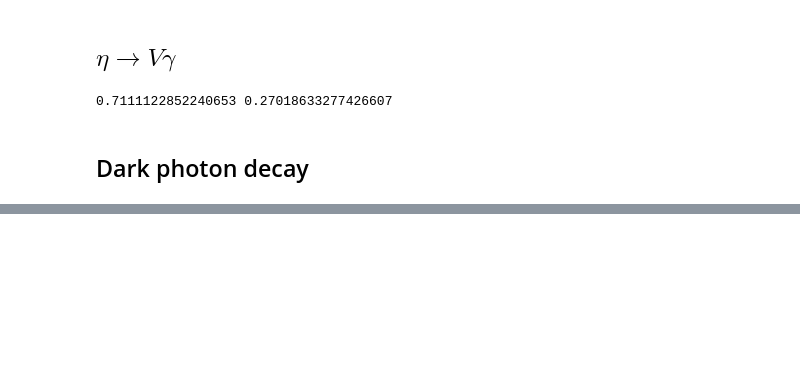
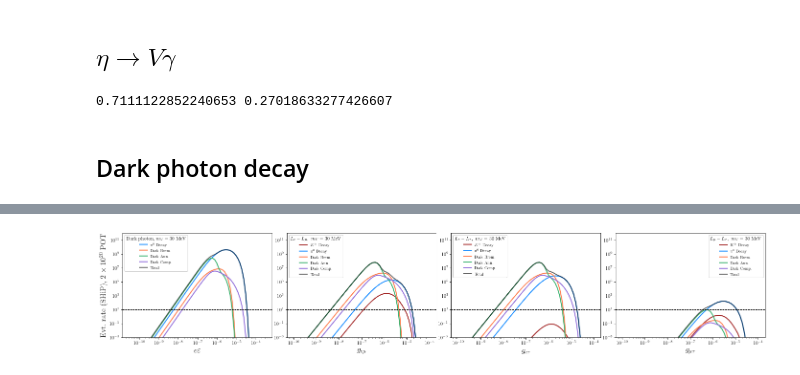
Before and after one commit to tzhouphys/PETITE, a Jupyter notebook: examples/KaonDecay.ipynb, the cells around one changed output, grey strips where cells are left out. Saved outputs shown, nothing was run; the diff lists cells and outputs as text; code cells hidden in the pictures; blank space fills up the shorter version.

```diff
--- a/examples/KaonDecay.ipynb
+++ b/examples/KaonDecay.ipynb
@@ -491,6 +612,0 @@ sample_10MeV_DarkComp = detector_cut(samples_DarkComp, [120.0], 4.0, method="Sam
-# %%
-sample_30MeV = detector_cut(NewShower_30MeV[0], [120.0], 4.0, method="Sample", energy_cut=None)[0]
-sample_30MeV_pion = detector_cut(NewShower_pion_30MeV[0], [120.0], 4.0, method="Sample", energy_cut=None)[0]
-sample_30MeV_DarkBrem = detector_cut(samples_30MeV_DarkBrem0, [120.0], 4.0, method="Sample", energy_cut=None)[0]
-sample_30MeV_DarkAnn = detector_cut(samples_30MeV_DarkComp0, [120.0], 4.0, method="Sample", energy_cut=None)[0]
-sample_30MeV_DarkComp = detector_cut(samples_30MeV_DarkAnn0, [120.0], 4.0, method="Sample", energy_cut=None)[0]
@@ -554,0 +661,12 @@ er_LmuLtau = np.array([return_event_rates([sample_10MeV, sample_10MeV_pion, samp
+# %%
+epsilon_vec_trim = np.logspace(-10, -3, 71)
+er_DarkPhoton_30MeV = np.array([return_event_rates([sample_30MeV_e, sample_30MeV_mu, sample_30MeV_pion, sample_30MeV_DarkBrem, sample_30MeV_DarkComp, sample_30MeV_DarkAnn], eps) for eps in tqdm(epsilon_vec_trim)])
+g_vec_trim = np.logspace(-10, -4, 61)
+er_LeLmu_30MeV = np.array([return_event_rates([sample_30MeV_e, sample_30MeV_mu, sample_30MeV_pion, sample_30MeV_DarkBrem, sample_30MeV_DarkComp, sample_30MeV_DarkAnn], g, model="LeLmu") for g in tqdm(g_vec_trim)])
+er_LeLtau_30MeV = np.array([return_event_rates([sample_30MeV_e, sample_30MeV_mu, sample_30MeV_pion, sample_30MeV_DarkBrem, sample_30MeV_DarkComp, sample_30MeV_DarkAnn], g, model="LeLtau") for g in tqdm(g_vec_trim)])
+er_LmuLtau_30MeV = np.array([return_event_rates([sample_30MeV_e, sample_30MeV_mu, sample_30MeV_pion, sample_30MeV_DarkBrem, sample_30MeV_DarkComp, sample_30MeV_DarkAnn], g, model="LmuLtau") for g in tqdm(g_vec_trim)])
+
+er_DarkPhoton_100MeV = np.array([return_event_rates([sample_100MeV_e, sample_100MeV_mu, sample_100MeV_pion, sample_100MeV_DarkBrem, sample_100MeV_DarkComp, sample_100MeV_DarkAnn], eps) for eps in tqdm(epsilon_vec_trim)])
+er_LeLmu_100MeV = np.array([return_event_rates([sample_100MeV_e, sample_100MeV_mu, sample_100MeV_pion, sample_100MeV_DarkBrem, sample_100MeV_DarkComp, sample_100MeV_DarkAnn], g, model="LeLmu") for g in tqdm(g_vec_trim)])
+er_LeLtau_100MeV = np.array([return_event_rates([sample_100MeV_e, sample_100MeV_mu, sample_100MeV_pion, sample_100MeV_DarkBrem, sample_100MeV_DarkComp, sample_100MeV_DarkAnn], g, model="LeLtau") for g in tqdm(g_vec_trim)])
+er_LmuLtau_100MeV = np.array([return_event_rates([sample_100MeV_e, sample_100MeV_mu, sample_100MeV_pion, sample_100MeV_DarkBrem, sample_100MeV_DarkComp, sample_100MeV_DarkAnn], g, model="LmuLtau") for g in tqdm(g_vec_trim)])
@@ -627,0 +777,73 @@ fig.savefig("/Users/taozhou/Desktop/BSM/SHiP_10MeV_Sensitivity.pdf", bbox_inches
+# %%
+figwid = 24.0
+fighei = 4
+wwspace = 0.1
+
+fig, axes = plt.subplots(1, 4, figsize=(figwid, fighei))
+
+fig.subplots_adjust(wspace=wwspace)
+
+ax = axes[0]
+#ax.plot(np.sqrt(4.0*np.pi*alpha_em)*epsilon_vec, er_DarkPhoton[:,0], color='brown', lw=2, label=r'$K^\pm\ \mathrm{Decay}$')
+ax.plot(np.sqrt(4.0*np.pi*alpha_em)*epsilon_vec_trim, er_DarkPhoton_30MeV[:,2], color='dodgerblue', lw=2, label=r'$\pi^0\ \mathrm{Decay}$')
+ax.plot(np.sqrt(4.0*np.pi*alpha_em)*epsilon_vec_trim, er_DarkPhoton_30MeV[:,3], color='coral', lw=2, label=r'$\mathrm{Dark\ Brem.}$')
+ax.plot(np.sqrt(4.0*np.pi*alpha_em)*epsilon_vec_trim, er_DarkPhoton_30MeV[:,4], color='mediumseagreen', lw=2, label=r'$\mathrm{Dark\ Ann.}$')
+ax.plot(np.sqrt(4.0*np.pi*alpha_em)*epsilon_vec_trim, er_DarkPhoton_30MeV[:,5], color='mediumpurple', lw=2, label=r'$\mathrm{Dark\ Comp.}$')
+ax.plot(np.sqrt(4.0*np.pi*alpha_em)*epsilon_vec_trim, np.sum(er_DarkPhoton_30MeV, axis=1), color='k', lw=2, alpha=0.6, label=r"$\mathrm{Total}$")
+ax.set_xscale('log')
+ax.set_yscale('log')
+ax.set_ylim(1e-3, 1e12)
+ax.legend(loc='best', fontsize=8, framealpha=1.0, title=r"$\mathrm{Dark\ photon,\ }m_V = 30\ \mathrm{MeV}$", title_fontsize=10)
+ax.axhline(10.0, lw=1, ls='--', color='k')
+ax.set_xlabel(r"$e\varepsilon$", fontsize=16)
+ax.set_ylabel(r"$\mathrm{Evt.\ rate\ (SHiP),\ }2\times 10^{20}\ \mathrm{POT}$", fontsize=16)
+
+ax = axes[1]
+ax.plot(g_vec_trim, er_LeLmu_30MeV[:,0]+er_LeLmu_30MeV[:,1], color='brown', lw=2, label=r'$K^\pm\ \mathrm{Decay}$')
+ax.plot(g_vec_trim, er_LeLmu_30MeV[:,2], color='dodgerblue', lw=2, label=r'$\pi^0\ \mathrm{Decay}$')
+ax.plot(g_vec_trim, er_LeLmu_30MeV[:,3], color='coral', lw=2, label=r'$\mathrm{Dark\ Brem.}$')
+ax.plot(g_vec_trim, er_LeLmu_30MeV[:,4], color='mediumseagreen', lw=2, label=r'$\mathrm{Dark\ Ann.}$')
+ax.plot(g_vec_trim, er_LeLmu_30MeV[:,5], color='mediumpurple', lw=2, label=r'$\mathrm{Dark\ Comp.}$')
+ax.plot(g_vec_trim, np.sum(er_LeLmu_30MeV, axis=1), color='k', lw=2, alpha=0.6, label=r"$\mathrm{Total}$")
+ax.set_xscale('log')
+ax.set_yscale('log')
+ax.set_ylim(1e-3, 1e12)
+ax.legend(loc='best', fontsize=8, framealpha=1.0, title=r"$L_e - L_\mu,\ m_V = 30\ \mathrm{MeV}$", title_fontsize=10)
+ax.axhline(10.0, lw=1, ls='--', color='k')
+ax.set_xlabel(r"$g_{e\mu}$", fontsize=16)
+#ax.set_ylabel(r"$\mathrm{Evt.\ rate\ (SHiP),\ }2\times 10^{20}\ \mathrm{POT}$", fontsize=16)
+
+
+ax = axes[2]
+ax.plot(g_vec_trim, er_LeLtau_30MeV[:,0], color='brown', lw=2, label=r'$K^\pm\ \mathrm{Decay}$')
+ax.plot(g_vec_trim, er_LeLtau_30MeV[:,2], color='dodgerblue', lw=2, label=r'$\pi^0\ \mathrm{Decay}$')
+ax.plot(g_vec_trim, er_LeLtau_30MeV[:,3], color='coral', lw=2, label=r'$\mathrm{Dark\ Brem.}$')
+ax.plot(g_vec_trim, er_LeLtau_30MeV[:,4], color='mediumseagreen', lw=2, label=r'$\mathrm{Dark\ Ann.}$')
+ax.plot(g_vec_trim, er_LeLtau_30MeV[:,5], color='mediumpurple', lw=2, label=r'$\mathrm{Dark\ Comp.}$')
+ax.plot(g_vec_trim, np.sum(er_LeLtau_30MeV, axis=1), color='k', lw=2, alpha=0.6, label=r"$\mathrm{Total}$")
+ax.set_xscale('log')
+ax.set_yscale('log')
+ax.set_ylim(1e-3, 1e12)
+ax.legend(loc='best', fontsize=8, framealpha=1.0, title=r"$L_e - L_\tau,\ m_V = 30\ \mathrm{MeV}$", title_fontsize=10)
+ax.axhline(10.0, lw=1, ls='--', color='k')
+ax.set_xlabel(r"$g_{e\tau}$", fontsize=16)
+#ax.set_ylabel(r"$\mathrm{Evt.\ rate\ (SHiP),\ }2\times 10^{20}\ \mathrm{POT}$", fontsize=16)
+
+ax = axes[3]
+ax.plot(g_vec_trim, er_LmuLtau_30MeV[:,1], color='brown', lw=2, label=r'$K^\pm\ \mathrm{Decay}$')
+ax.plot(g_vec_trim, er_LmuLtau_30MeV[:,2], color='dodgerblue', lw=2, label=r'$\pi^0\ \mathrm{Decay}$')
+ax.plot(g_vec_trim, er_LmuLtau_30MeV[:,3], color='coral', lw=2, label=r'$\mathrm{Dark\ Brem.}$')
+ax.plot(g_vec_trim, er_LmuLtau_30MeV[:,4], color='mediumseagreen', lw=2, label=r'$\mathrm{Dark\ Ann.}$')
+ax.plot(g_vec_trim, er_LmuLtau_30MeV[:,5], color='mediumpurple', lw=2, label=r'$\mathrm{Dark\ Comp.}$')
+ax.plot(g_vec_trim, np.sum(er_LmuLtau_30MeV, axis=1), color='k', lw=2, alpha=0.6, label=r"$\mathrm{Total}$")
+ax.set_xscale('log')
+ax.set_yscale('log')
+ax.set_ylim(1e-3, 1e12)
+ax.legend(loc='best', fontsize=8, framealpha=1.0, title=r"$L_\mu - L_\tau,\ m_V = 30\ \mathrm{MeV}$", title_fontsize=10)
+ax.axhline(10.0, lw=1, ls='--', color='k')
+ax.set_xlabel(r"$g_{\mu\tau}$", fontsize=16)
+#ax.set_ylabel(r"$\mathrm{Evt.\ rate\ (SHiP),\ }2\times 10^{20}\ \mathrm{POT}$", fontsize=16)
+
+fig.savefig("/Users/taozhou/Desktop/BSM/SHiP_30MeV_Sensitivity.pdf", bbox_inches="tight")
+# %% [output]
+[figure, added]
```
Also changed, not shown: parts of 34 cells of this notebook.
